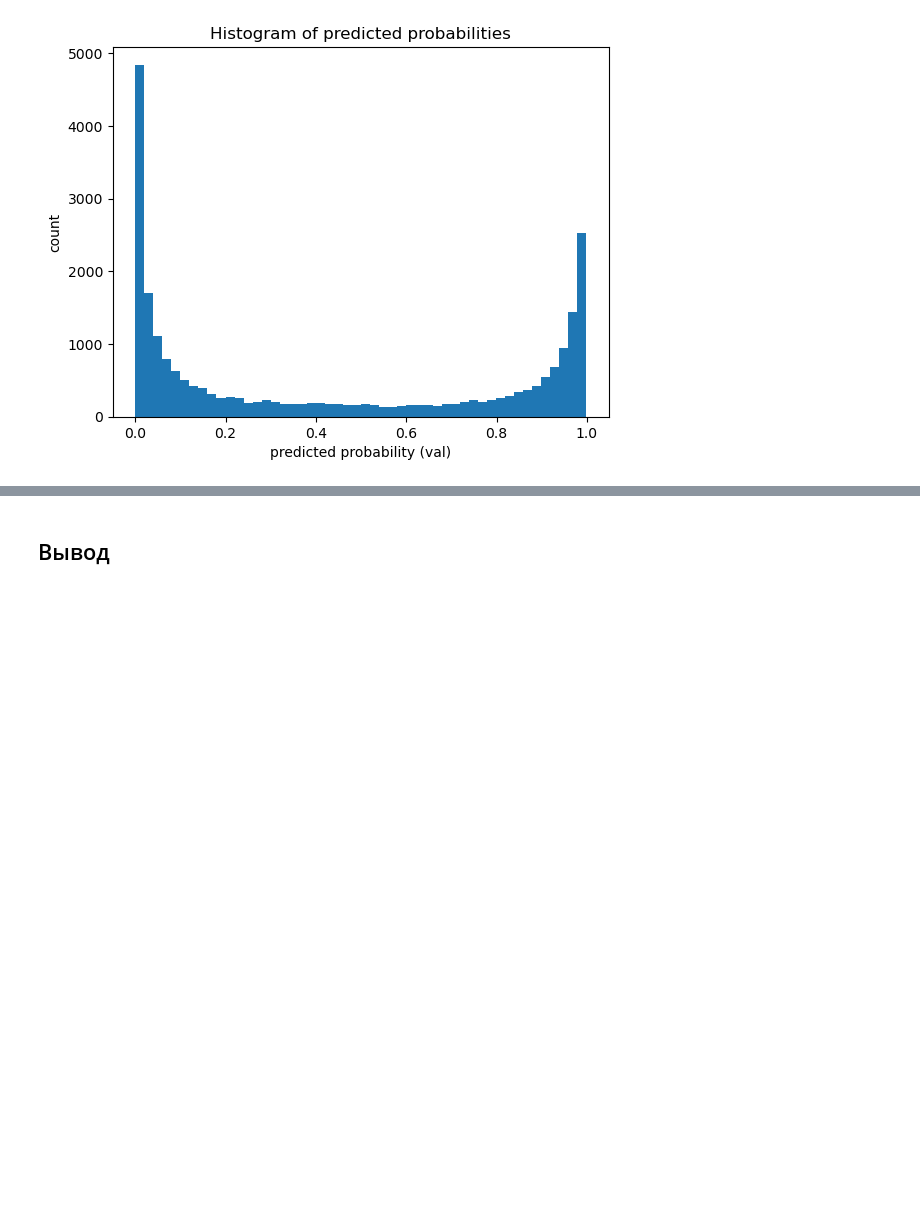
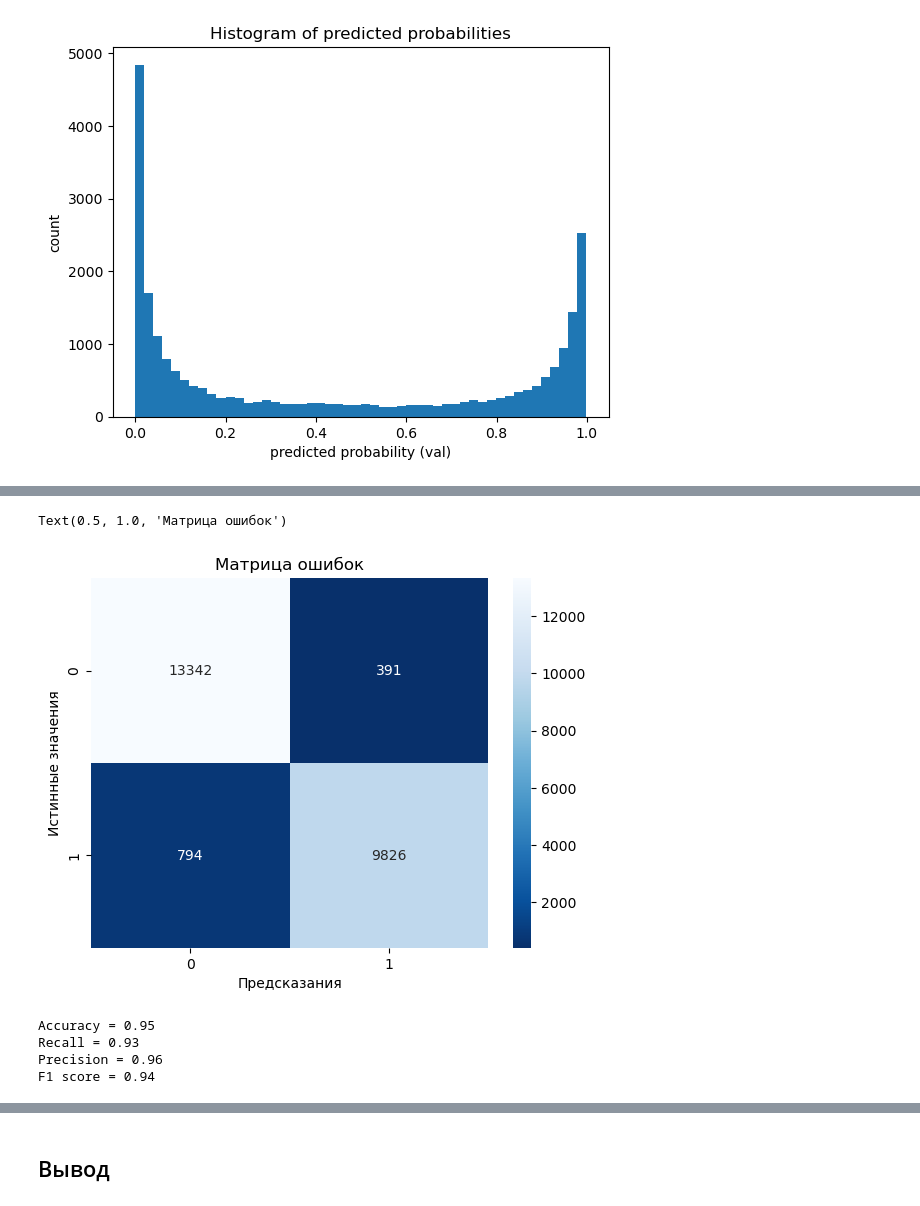
Before and after one commit to Yharnamhunter/Flight-satisfaction-logistic-regression, a Jupyter notebook: Flight_satisfaction.ipynb, the cells around one changed output, grey strips where cells are left out. Cells and saved outputs as stored; diff of their text form; code cells hidden in the pictures; blank space fills up the shorter version.

Commit message:
Added CatBoost model

```diff
--- a/Flight_satisfaction.ipynb
+++ b/Flight_satisfaction.ipynb
@@ -448,0 +447,25 @@ plt.show()
+# %%
+def learn_model_catBoost(data, ord_cols, to_drop, numeric_cols):
+    data = data.drop(columns=to_drop)
+    X, y = data.drop(columns='satisfaction'), data['satisfaction']
+    X_train, X_test, y_train, y_test = train_test_split(X, y, test_size=0.25, random_state=RANDOM_STATE)
+    X_train, X_val, y_train, y_val = train_test_split(X_train, y_train, test_size=0.25, random_state=RANDOM_STATE)
+    #заменяем значения NaN на медианные, чтобы Scaler не рушился на данных
+    medians = X_train[ord_cols].median()
+    X_train[ord_cols] = X_train[ord_cols].fillna(medians)
+    X_test[ord_cols] = X_test[ord_cols].fillna(medians)
+    X_val[ord_cols] = X_val[ord_cols].fillna(medians)
+    #нормализуем данные для каждой выборки
+    to_norm = ord_cols + numeric_cols
+    scaler = StandardScaler()
+    X_train[to_norm] = scaler.fit_transform(X_train[to_norm])
+    X_val[to_norm] = scaler.transform(X_val[to_norm])
+    X_test[to_norm] = scaler.transform(X_test[to_norm])
+
+    model = CatBoostClassifier()
+    model.fit(X_train, y_train)
+
+    return model, X_train, X_test, X_val, y_train, y_test, y_val
+# %%
+model2, X2_train, X2_test, X2_val, y2_train, y2_test,\
+y2_val = learn_model_catBoost(data_new, ord_cols, to_delete, numeric)
@@ -448,0 +490,26 @@ plt.show()
+# %%
+y2_val_pred = model2.predict(X2_val)
+y2_val_proba = model2.predict_proba(X2_val)[:,1]
+# %%
+cm_cat = confusion_matrix(y2_val, y2_val_pred)
+sns.heatmap(cm_cat, annot= True, fmt= 'd', cmap= 'Blues_r')
+plt.ylabel('Истинные значения')
+plt.xlabel('Предсказания')
+plt.title('Матрица ошибок')
+# %% [output]
+Text(0.5, 1.0, 'Матрица ошибок')
+[figure, added]
+# %%
+acc_cat = accuracy_score(y2_val, y2_val_pred)
+precision_cat = precision_score(y2_val, y2_val_pred)
+recall_cat = recall_score(y2_val, y2_val_pred)
+F1_cat = 2 * precision_cat * recall_cat / (precision_cat + recall_cat + 1e-6)
+print('Accuracy =', round(acc_cat, 2))
+print('Recall =', round(recall_cat, 2))
+print('Precision =', round(precision_cat, 2))
+print('F1 score =', round(F1_cat, 2))
+# %% [output]
+Accuracy = 0.95
+Recall = 0.93
+Precision = 0.96
+F1 score = 0.94
```
Also changed, not shown: parts of 8 cells of this notebook, 2 other files.
